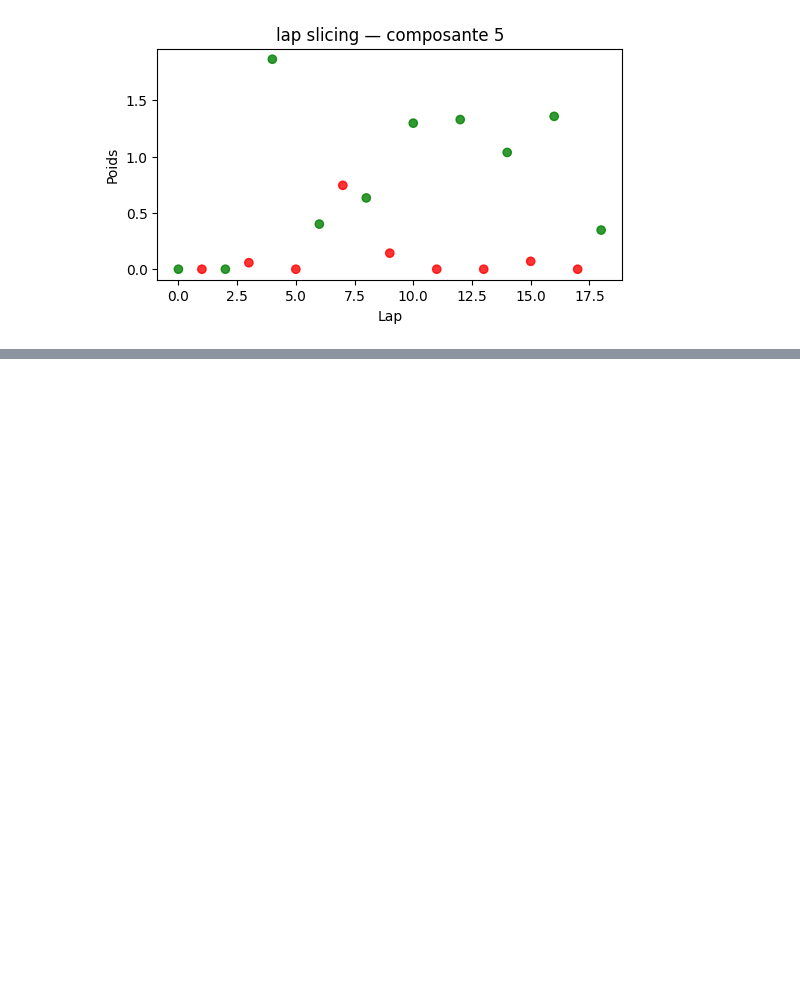
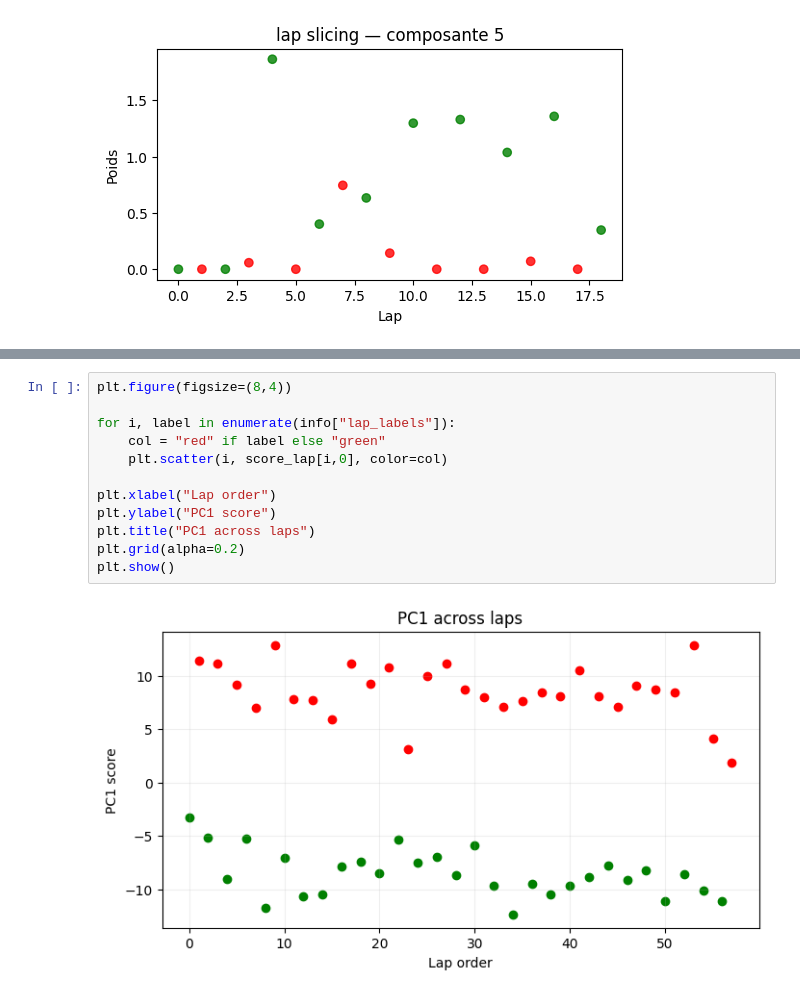
Before and after one commit to Clairaxe/Stage, a Jupyter notebook: projet/main/3_TimeWarp.ipynb, the cells around one changed output, grey strips where cells are left out. Saved outputs shown, nothing was run; the diff lists cells and outputs as text; blank space fills up the shorter version.

```diff
--- a/projet/main/3_TimeWarp.ipynb
+++ b/projet/main/3_TimeWarp.ipynb
@@ -1204,0 +1202,14 @@ Composante 5:
+# %%
+plt.figure(figsize=(8,4))
+
+for i, label in enumerate(info["lap_labels"]):
+    col = "red" if label else "green"
+    plt.scatter(i, score_lap[i,0], color=col)
+
+plt.xlabel("Lap order")
+plt.ylabel("PC1 score")
+plt.title("PC1 across laps")
+plt.grid(alpha=0.2)
+plt.show()
+# %% [output]
+[figure, added]
```
Also changed, not shown: parts of 16 cells of this notebook, 14 other files.
